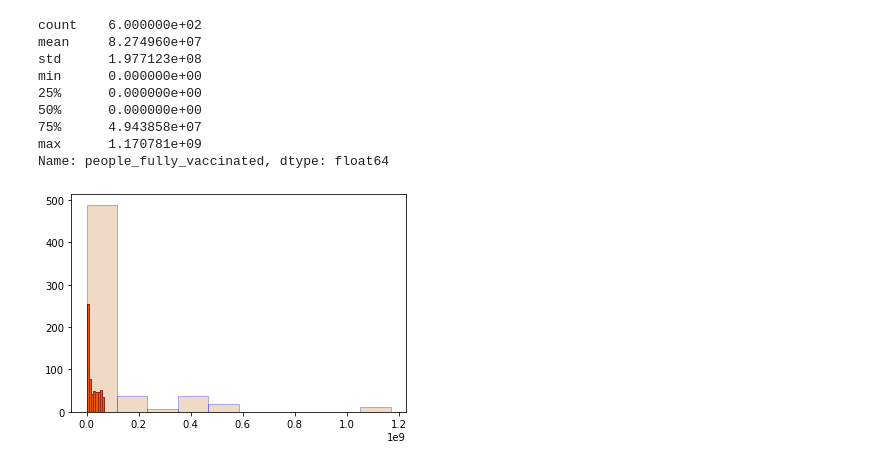
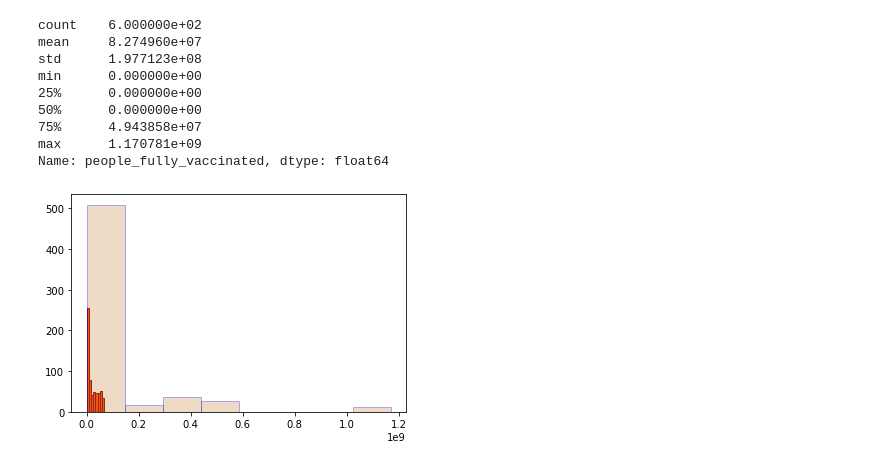
Before and after one commit to snkty8/Test_COVID_Project, a Jupyter notebook: Visuals.ipynb, the cells around one changed output. Cells and saved outputs as stored; diff of their text form; code cells hidden in the pictures.

```diff
--- a/Visuals.ipynb
+++ b/Visuals.ipynb
@@ -76,15 +76,15 @@ Name: people_fully_vaccinated, dtype: float64
 # %%
 plt.hist(date_df['total_cases'],
         facecolor='orangered',
         edgecolor='maroon',
         bins=8)
 
 plt.hist(date_df['people_fully_vaccinated'],
         facecolor='peru',
         edgecolor='blue',
-        bins=10,
+        bins=8,
         alpha=0.3)
 
 plt.show()
 # %% [output]
-[figure, old version]
+[figure, new version]
```
